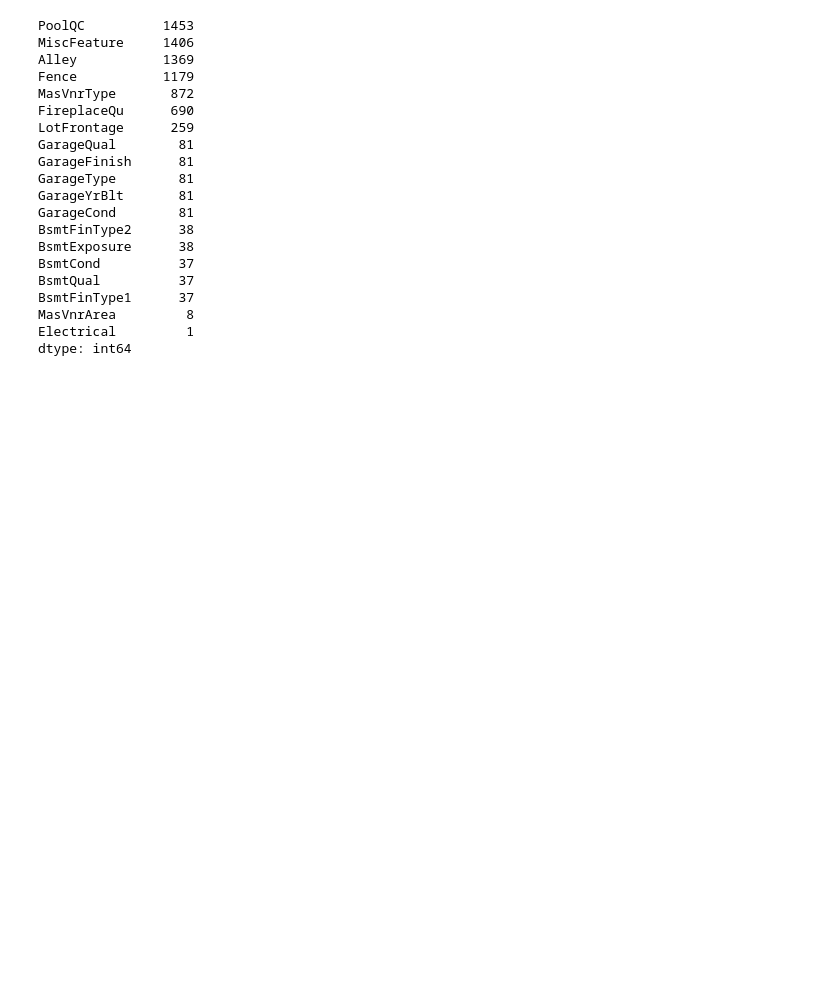
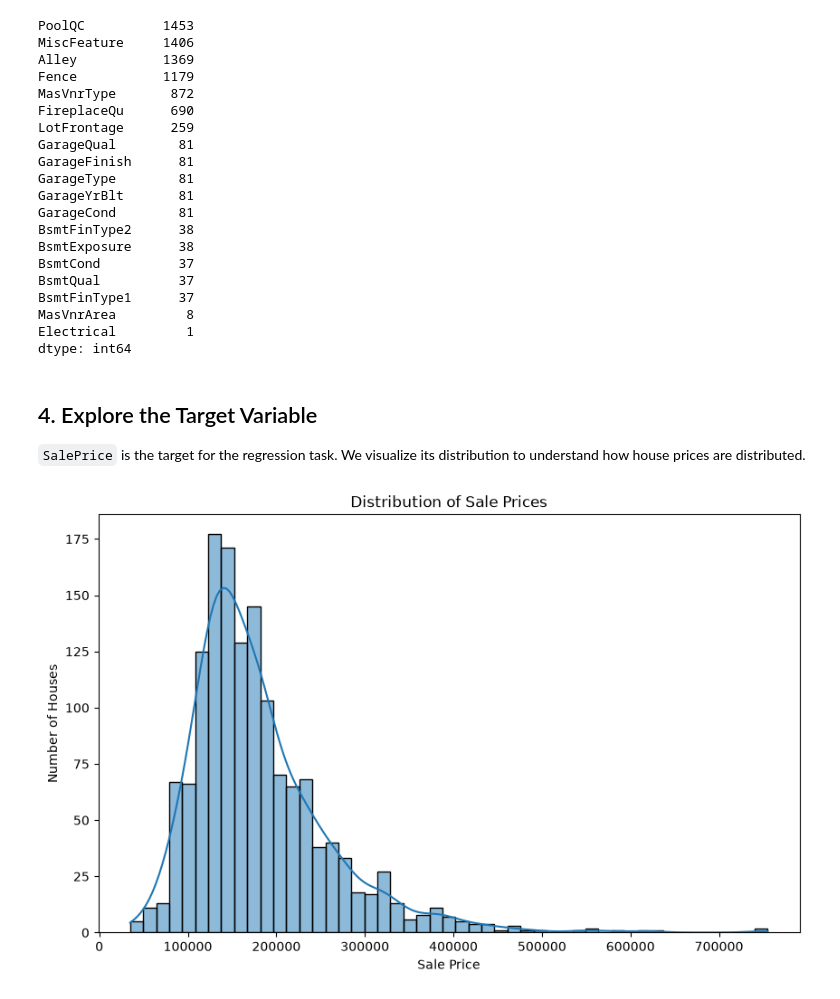
Before and after one commit to esthermichelle/House-Price-ML, a Jupyter notebook: notebooks/house_price_ml.ipynb, the cells around one changed output. Drawn from its saved outputs; the diff is of its cells as text; code cells hidden in the pictures; blank space fills up the shorter version.

Commit message:
Add house price ML project

```diff
--- a/notebooks/house_price_ml.ipynb
+++ b/notebooks/house_price_ml.ipynb
@@ -112,3 +106,17 @@ BsmtFinType1      37
 MasVnrArea         8
 Electrical         1
 dtype: int64
+# %% [markdown]
+## 4. Explore the Target Variable
+`SalePrice` is the target for the regression task.
+We visualize its distribution to understand how house prices are distributed.
+# %%
+
+plt.figure(figsize=(10, 6))
+sns.histplot(train_df["SalePrice"],kde=True)
+plt.title("Distribution of Sale Prices")
+plt.xlabel("Sale Price")
+plt.ylabel("Number of Houses")
+plt.show()
+# %% [output]
+[figure, added]
```
Also changed, not shown: parts of 56 cells of this notebook.
